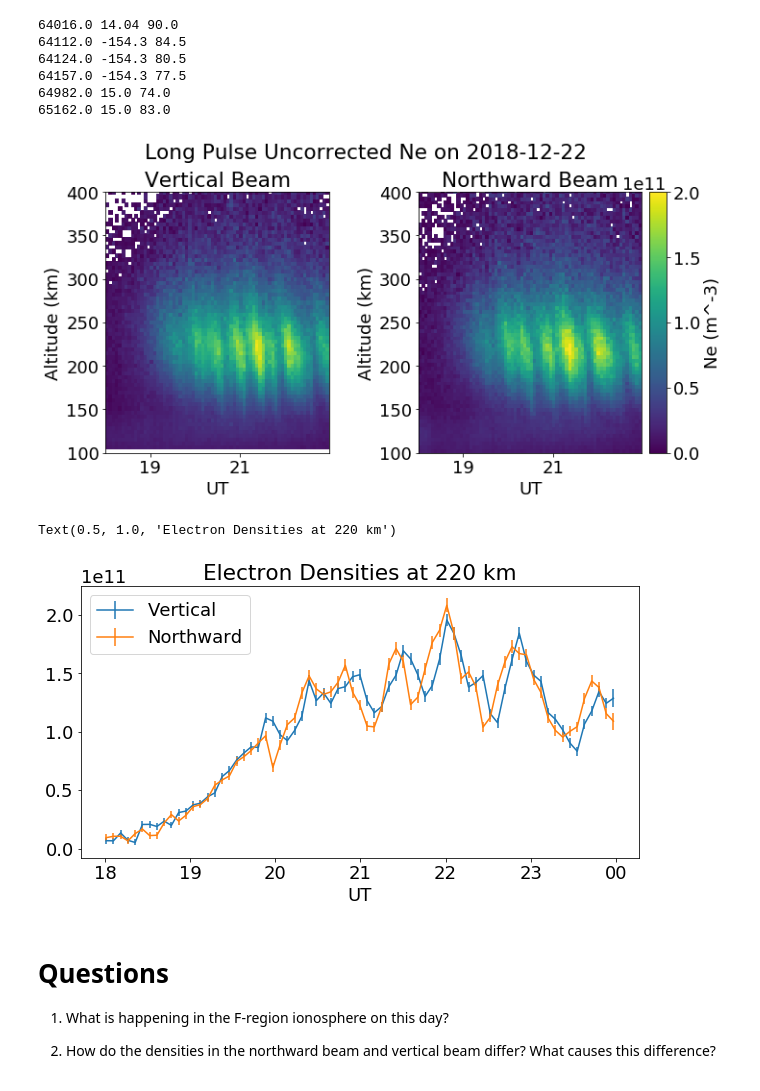
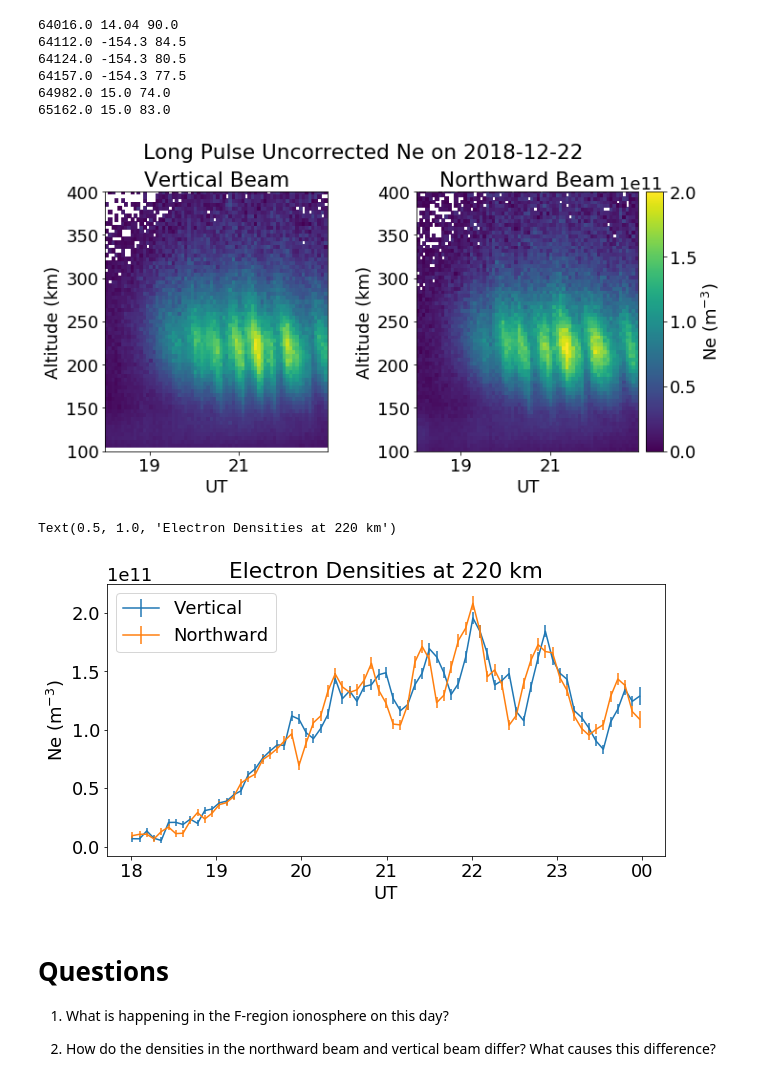
Before and after one commit to isrsummerschool/lecture_supplements_2021, a Jupyter notebook: data_use_examples/DataExample2.ipynb, the cells around one changed output. Saved outputs shown, nothing was run; the diff lists cells and outputs as text; code cells hidden in the pictures.

```diff
--- a/data_use_examples/DataExample2.ipynb
+++ b/data_use_examples/DataExample2.ipynb
@@ -141,29 +142,30 @@ axarr[1].set_title('Northward Beam')
 box=axarr[-1].get_position()
 cbarax=fig.add_axes([box.x0+box.width+0.01, box.y0, 0.025, box.height])
 cb=plt.colorbar(clrs,cax=cbarax)
-cb.set_label('Ne (m^-3)')
+cb.set_label('Ne (m$^{-3}$)')
 # %% [output]
-[figure, old version]
+[figure, new version]
 # %%
 #overplot a slices at 220 km
 a220v=np.argmin(np.abs(bdat['altitude']-220))
 
 a220d=np.argmin(np.abs(downdat['altitude']-220))
 
 
 fig,ax=plt.subplots(1,1)
 ax.errorbar(bdat['time'],bdat['ne'][a220v,:],yerr=bdat['dne'][a220v,:],label='Vertical')
 ax.errorbar(downdat['time'],downdat['ne'][a220d,:],downdat['dne'][a220d,:],label='Northward')
 
 ax.legend()
 
 ax.xaxis.set_major_formatter(mdates.DateFormatter('%H'))
+ax.set_ylabel('Ne (m$^{-3}$)')
 ax.set_xlabel('UT')
 
 ax.set_title('Electron Densities at 220 km')
 # %% [output]
 Text(0.5, 1.0, 'Electron Densities at 220 km')
-[figure, old version]
+[figure, new version]
 # %% [markdown]
 # Questions
 
```
Also changed, not shown: parts of 1 cell of this notebook, 5 other files.
